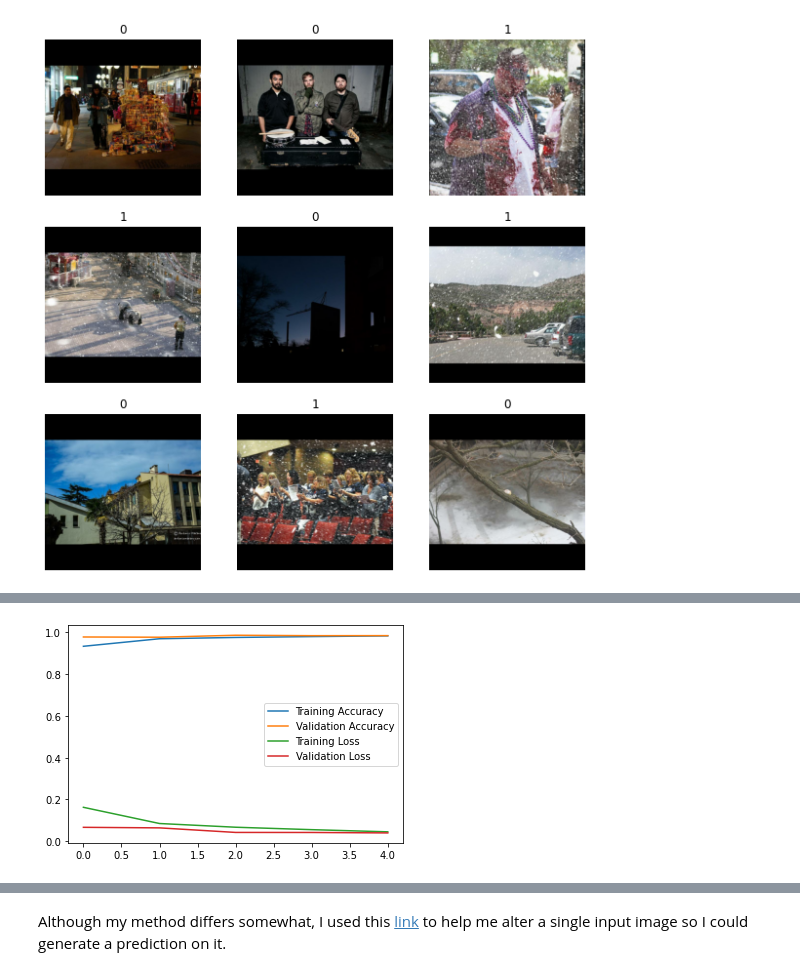
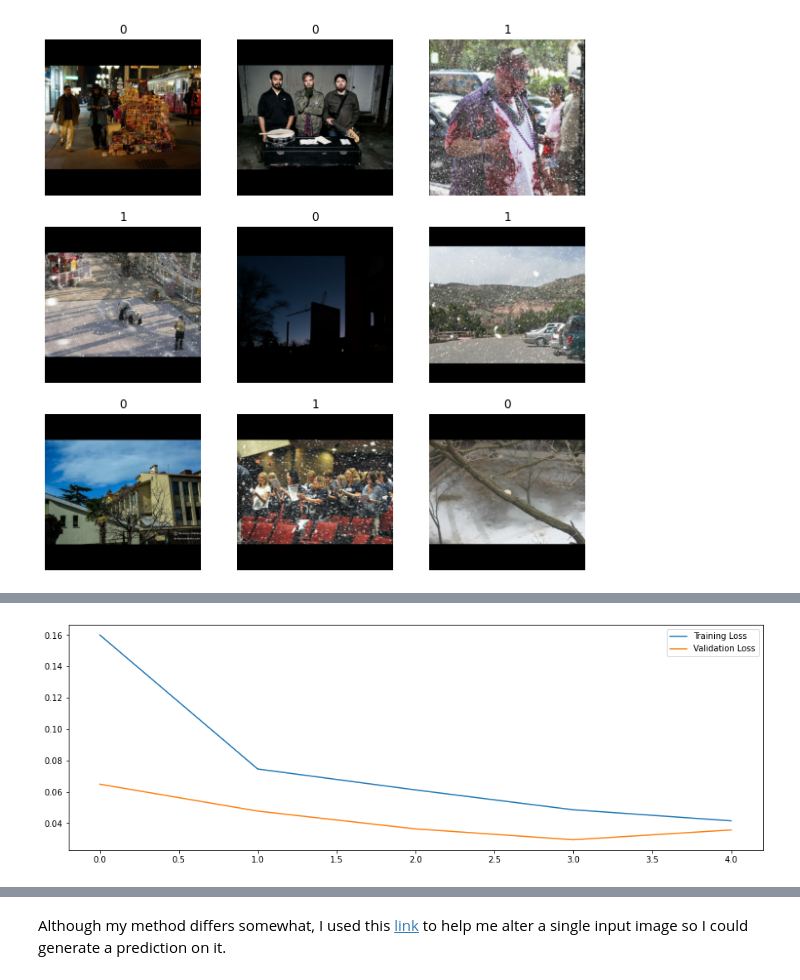
Before and after one commit to MarkCHarris/ga-capstone-snow-vision, a Jupyter notebook: code/part1_snowdetect_firstfit.ipynb, the cells around one changed output, grey strips where cells are left out. Cells and saved outputs as stored; diff of their text form; code cells hidden in the pictures.

Commit message:
Modified metrtictools script for this project.  Generated and saved predictions from CNN so classification metrics could be calculated.  Cleaned up notebook and added comments and markdown.

```diff
--- a/code/part1_snowdetect_firstfit.ipynb
+++ b/code/part1_snowdetect_firstfit.ipynb
@@ -30,22 +52,30 @@ def get_image(file_path):
 # %%
 def get_data(img_folder_list, shuffle_seed, train_size=0.8):
 
+    # Gets paths to all the files in the given folders holding the training data.  No shuffling is done yet.
     file_groups = [Dataset.list_files(folder+'*', shuffle=False) for folder in img_folder_list]
 
+    # Will not run unless at least 2 data folders are passed, as folder names are used to determine image labels.
     if len(file_groups) > 1:
 
+        # Join the filepaths from each folder into one variable.
         for i in range(1, len(file_groups)):
             image_paths = file_groups[0].concatenate(file_groups[i])
 
+        # Filepaths are now shuffled.  This will be redone for each training epoch.
+        # It's important to do the shuffling now, before images are read into memory.
         image_paths = image_paths.shuffle(buffer_size=len(image_paths), reshuffle_each_iteration=True, seed=shuffle_seed)
 
-        train_paths = image_paths.take(int(len(image_paths)*0.8))
-        val_paths = image_paths.skip(int(len(image_paths)*0.8))
+        # Train/Test/Split based on train_size, which gives the proportion of images that should be used for training.
+        train_paths = image_paths.take(int(len(image_paths)*train_size))
+        val_paths = image_paths.skip(int(len(image_paths)*train_size))
 
+        # Use the get_image function import the images, which are resized and normalized as they are imported.
         train_images = train_paths.map(get_image, num_parallel_calls=AUTOTUNE)
         val_images = val_paths.map(get_image, num_parallel_calls=AUTOTUNE)
         return train_images, val_images
 
+    # If fewer than 2 folders were given, print the message below and return no data.
     else:
         print('Only one class found.  No data returned.')
         return None
@@ -55,4 +88,10 @@ train_data, val_data = get_data(folders, shuffle_seed=632, train_size=0.8)
 # %%
-train_data = train_data.batch(32).prefetch(buffer_size=AUTOTUNE)
-val_data = val_data.batch(32).prefetch(buffer_size=AUTOTUNE)
+# Save an unbatched version of the data, which will make it easier to generate predictions and calculate metrics with them.
+train_data_unbatched = train_data
+val_data_unbatched = val_data
+
+# Create batches for training and tell Tensorflow to fetch the next batch while each batch is being fit.
+batch_size = 32
+train_data = train_data.batch(batch_size).prefetch(buffer_size=AUTOTUNE)
+val_data = val_data.batch(batch_size).prefetch(buffer_size=AUTOTUNE)
 # %%
@@ -118,8 +159,8 @@ model.evaluate(val_data)
 # %%
-plt.plot(history.history['accuracy'], label='Training Accuracy')
-plt.plot(history.history['val_accuracy'], label='Validation Accuracy')
+# Plot of the training and validation loss for each epoch.
+plt.figure(figsize=(15,5))
 plt.plot(history.history['loss'], label='Training Loss')
 plt.plot(history.history['val_loss'], label='Validation Loss')
 plt.legend();
 # %% [output]
-[figure, old version]
+[figure, new version]
```
Also changed, not shown: parts of 40 cells of this notebook, 1 other file.
